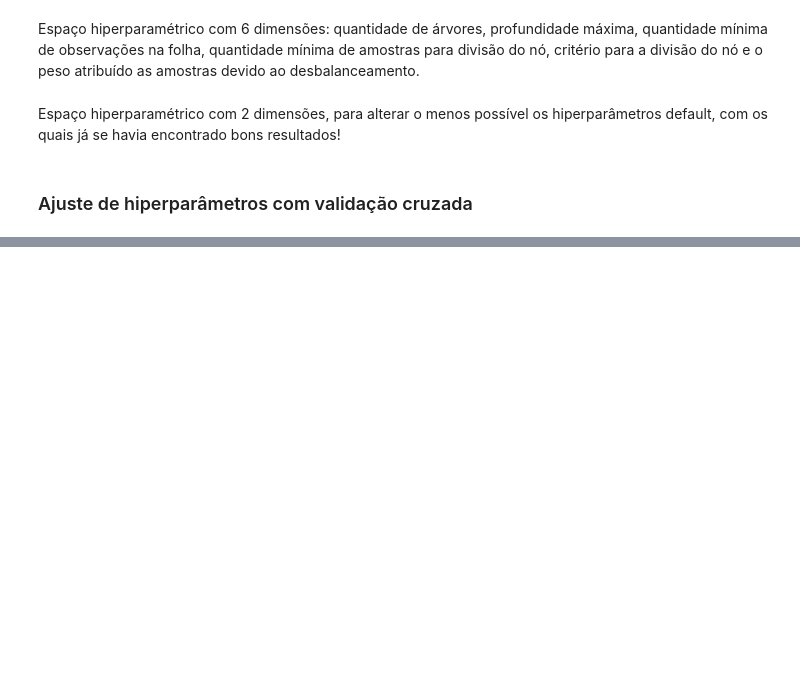
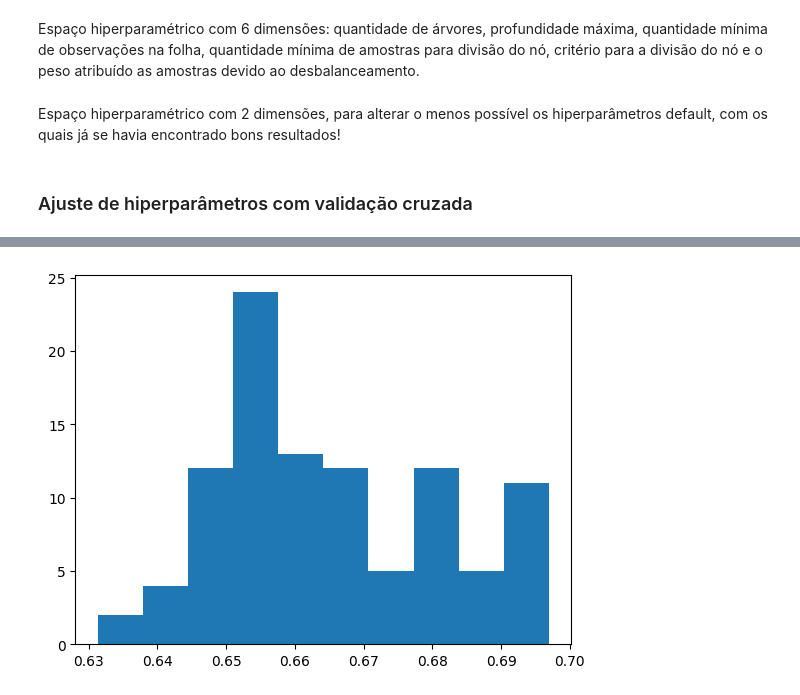
Before and after one commit to HugoCalegari/Estudo_Cartao_Credito, a Jupyter notebook: vCartao_Credito/2.Modelagem/1.Hiperparametros_&_CV.ipynb, the cells around one changed output, grey strips where cells are left out. Cells and saved outputs as stored; diff of their text form; code cells hidden in the pictures; blank space fills up the shorter version.

```diff
--- a/vCartao_Credito/2.Modelagem/1.Hiperparametros_&_CV.ipynb
+++ b/vCartao_Credito/2.Modelagem/1.Hiperparametros_&_CV.ipynb
@@ -672,0 +675,20 @@ if __name__ == '__main__':
+# %%
+RF = RandomForestClassifier()
+
+SKF = StratifiedKFold(n_splits=5, shuffle=True, random_state=123)
+
+espaco_hiperp = {'n_estimators': [50, 100, 200, 300, 400, 500, 600, 700, 800],
+                 'max_depth': [10, 20, 30, 40, 50, 60],
+                 'min_samples_leaf': [200, 250, 300, 350, 400, 450, 500, 550, 600],
+                 'min_samples_split': [200, 250, 300, 350, 400, 450, 500]}
+
+RSCV = RandomizedSearchCV(estimator=RF,
+                          param_distributions=espaco_hiperp,
+                          cv=SKF,
+                          n_iter=100,
+                          #scoring='neg_log_loss',
+                          scoring='average_precision',
+                          return_train_score=True,
+                          n_jobs=-1)
+
+RSCV.fit(X_treino_new, y_treino)
@@ -672,0 +739,5 @@ if __name__ == '__main__':
+# %%
+plt.hist(RSCV.cv_results_['mean_train_score'])
+plt.show()
+# %% [output]
+[figure, added]
```
Also changed, not shown: parts of 15 cells of this notebook.
